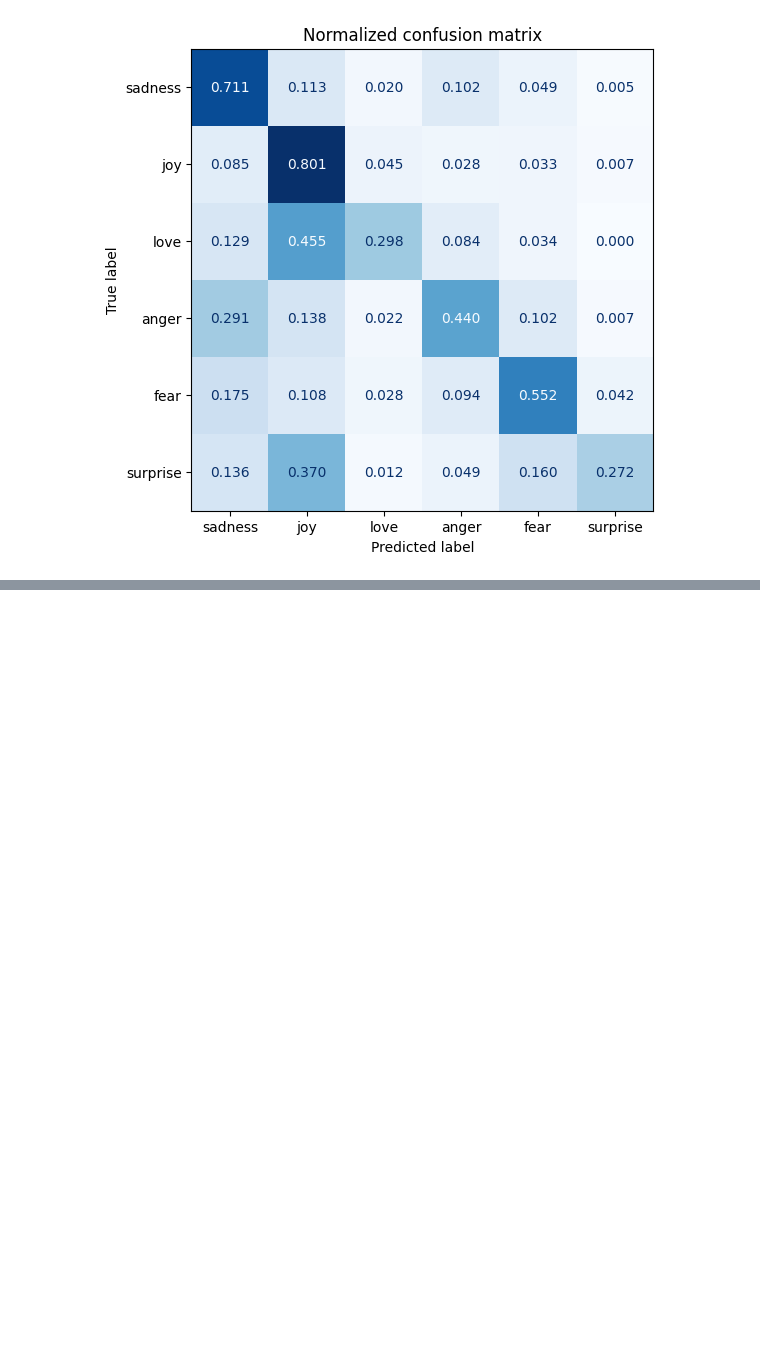
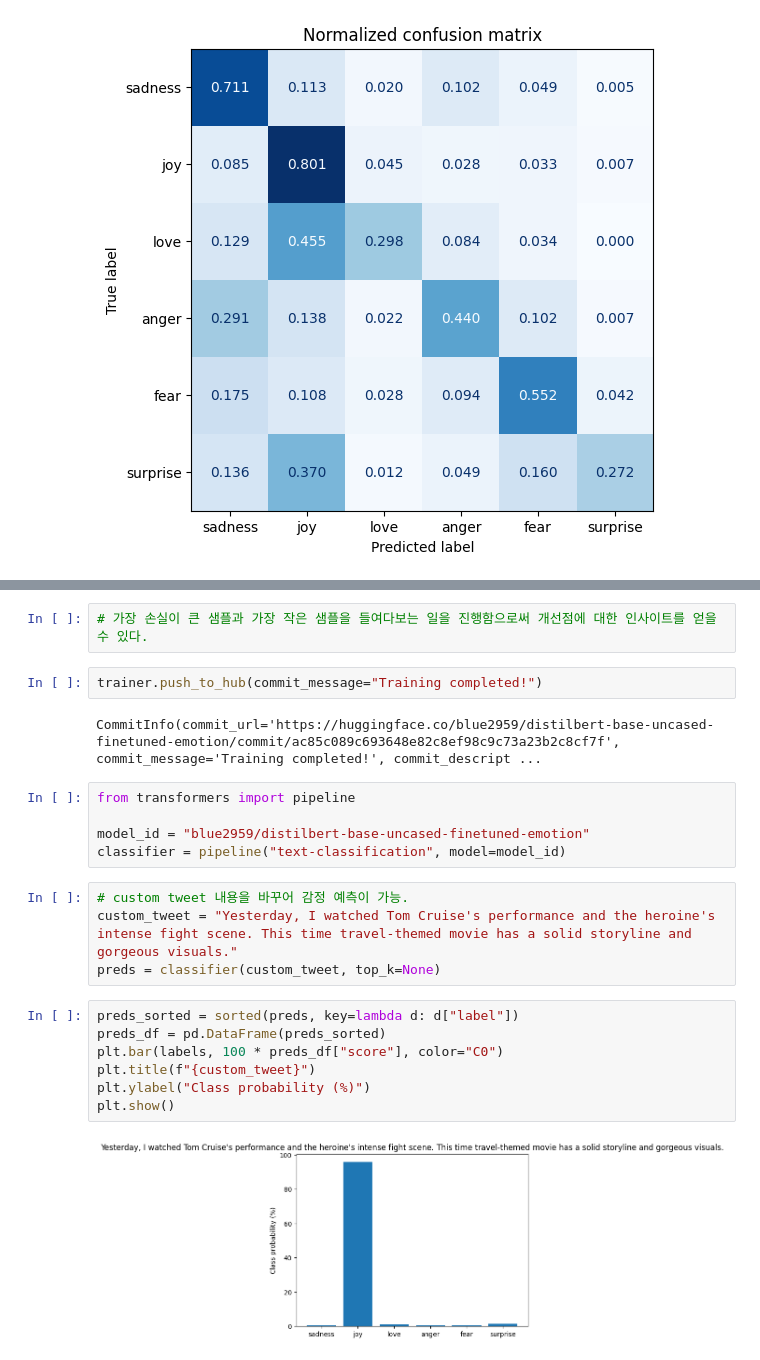
Before and after one commit to Rucious-Aladdin/NLP_with_Transformers, a Jupyter notebook: Ch2_Text_Classification/2-2~3 Text-to-Token.ipynb, the cells around one changed output, grey strips where cells are left out. Saved outputs shown, nothing was run; the diff lists cells and outputs as text; blank space fills up the shorter version.

Commit message:
Ch2-TextClassification-20240330

```diff
--- a/Ch2_Text_Classification/2-2~3 Text-to-Token.ipynb
+++ b/Ch2_Text_Classification/2-2~3 Text-to-Token.ipynb
@@ -369,0 +566,24 @@ emotions_hidden = emotions_encoded.map(extract_hidden_states, batched=True) # ba
+# %%
+# 가장 손실이 큰 샘플과 가장 작은 샘플을 들여다보는 일을 진행함으로써 개선점에 대한 인사이트를 얻을 수 있다.
+# %%
+trainer.push_to_hub(commit_message="Training completed!")
+# %% [output]
+CommitInfo(commit_url='https://huggingface.co/blue2959/distilbert-base-uncased-finetuned-emotion/commit/ac85c089c693648e82c8ef98c9c73a23b2c8cf7f', commit_message='Training completed!', commit_descript ...
+# %%
+from transformers import pipeline
+
+model_id = "blue2959/distilbert-base-uncased-finetuned-emotion"
+classifier = pipeline("text-classification", model=model_id)
+# %%
+# custom tweet 내용을 바꾸어 감정 예측이 가능.
+custom_tweet = "Yesterday, I watched Tom Cruise's performance and the heroine's intense fight scene. This time travel-themed movie has a solid storyline and gorgeous visuals."
+preds = classifier(custom_tweet, top_k=None)
+# %%
+preds_sorted = sorted(preds, key=lambda d: d["label"])
+preds_df = pd.DataFrame(preds_sorted)
+plt.bar(labels, 100 * preds_df["score"], color="C0")
+plt.title(f"{custom_tweet}")
+plt.ylabel("Class probability (%)")
+plt.show()
+# %% [output]
+[figure, added]
```
Also changed, not shown: parts of 24 cells of this notebook.
